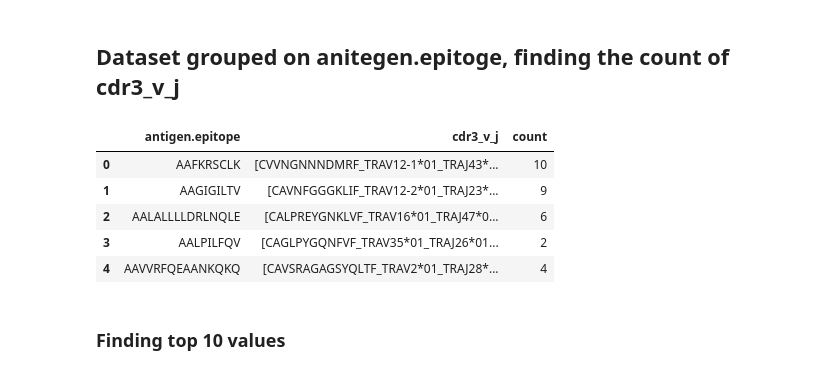
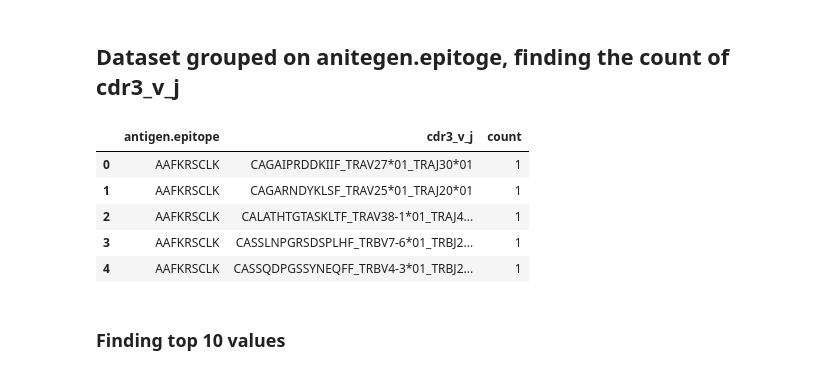
Before and after one commit to UoB-DSMP-2023-24/dsmp-2024-group-5, a Jupyter notebook: Presentation_1_Final.ipynb, the cells around one changed output. Cells and saved outputs as stored; diff of their text form; code cells hidden in the pictures.

```diff
--- a/Presentation_1_Final.ipynb
+++ b/Presentation_1_Final.ipynb
@@ -147,16 +147,15 @@ dataset_beta.head(4)
 # %% [markdown]
 ## Dataset grouped on anitegen.epitoge, finding the count of cdr3_v_j
 # %%
-group_epitope_cdr3_v_j = dataset.groupby('antigen.epitope')['cdr3_v_j'].unique().reset_index()
-group_epitope_cdr3_v_j['count'] = group_epitope_cdr3_v_j.apply(lambda x: len(x['cdr3_v_j']),axis=1)
+group_epitope_cdr3_v_j = dataset.groupby(['antigen.epitope','cdr3_v_j']).size().to_frame('count').reset_index()
 group_epitope_cdr3_v_j.head(5)
 # %% [output]
 |  | antigen.epitope | cdr3_v_j | count |
-| 0 | AAFKRSCLK | [CVVNGNNNDMRF_TRAV12-1*01_TRAJ43*... | 10 |
-| 1 | AAGIGILTV | [CAVNFGGGKLIF_TRAV12-2*01_TRAJ23*... | 9 |
-| 2 | AALALLLLDRLNQLE | [CALPREYGNKLVF_TRAV16*01_TRAJ47*0... | 6 |
-| 3 | AALPILFQV | [CAGLPYGQNFVF_TRAV35*01_TRAJ26*01... | 2 |
-| 4 | AAVVRFQEAANKQKQ | [CAVSRAGAGSYQLTF_TRAV2*01_TRAJ28*... | 4 |
+| 0 | AAFKRSCLK | CAGAIPRDDKIIF_TRAV27*01_TRAJ30*01 | 1 |
+| 1 | AAFKRSCLK | CAGARNDYKLSF_TRAV25*01_TRAJ20*01 | 1 |
+| 2 | AAFKRSCLK | CALATHTGTASKLTF_TRAV38-1*01_TRAJ4... | 1 |
+| 3 | AAFKRSCLK | CASSLNPGRSDSPLHF_TRBV7-6*01_TRBJ2... | 1 |
+| 4 | AAFKRSCLK | CASSQDPGSSYNEQFF_TRBV4-3*01_TRBJ2... | 1 |
 # %% [markdown]
 ### Finding top 10 values
 # %%
```
Also changed, not shown: parts of 9 cells of this notebook, 11 other files.
